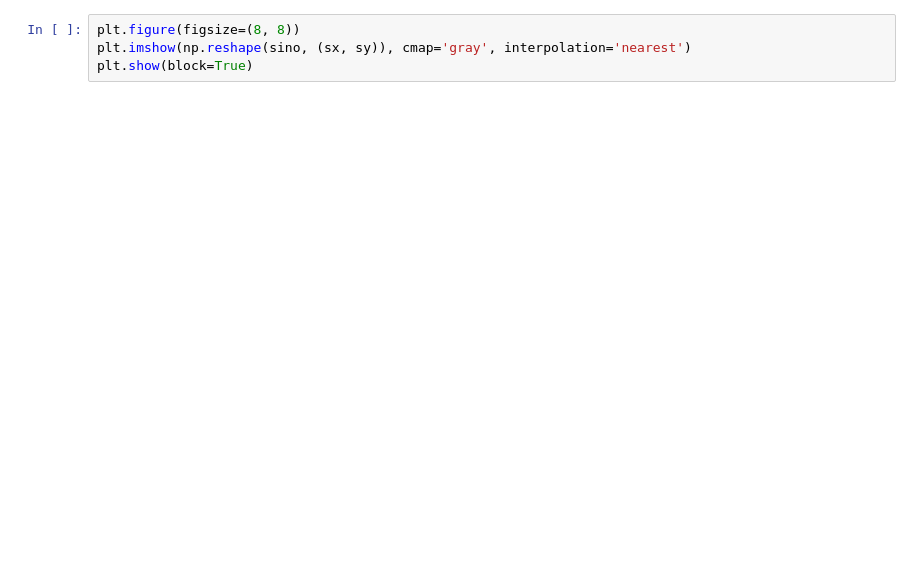
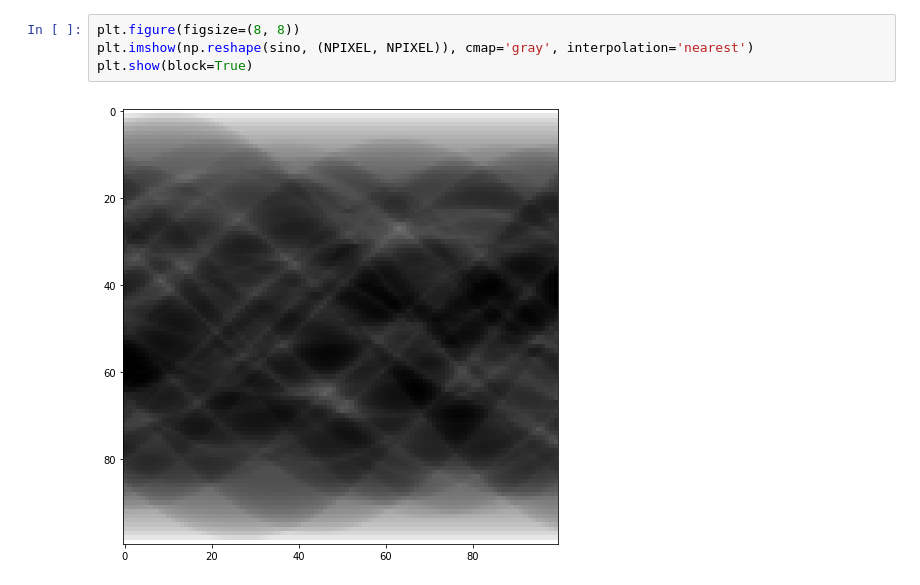
Before and after one commit to AdvancedPhotonSource/xdesign, a Jupyter notebook: docs/source/demos/WetCircles.ipynb, the cells around one changed output. Drawn from its saved outputs; the diff is of its cells as text; blank space fills up the shorter version.

```diff
--- a/docs/source/demos/WetCircles.ipynb
+++ b/docs/source/demos/WetCircles.ipynb
@@ -28,5 +32,7 @@ sino, prb = sinogram(sx, sy, wet)
 # %%
 plt.figure(figsize=(8, 8))
-plt.imshow(np.reshape(sino, (sx, sy)), cmap='gray', interpolation='nearest')
+plt.imshow(np.reshape(sino, (NPIXEL, NPIXEL)), cmap='gray', interpolation='nearest')
 plt.show(block=True)
+# %% [output]
+[figure, added]
 # %%
```
Also changed, not shown: parts of 5 cells of this notebook, 5 other files.
